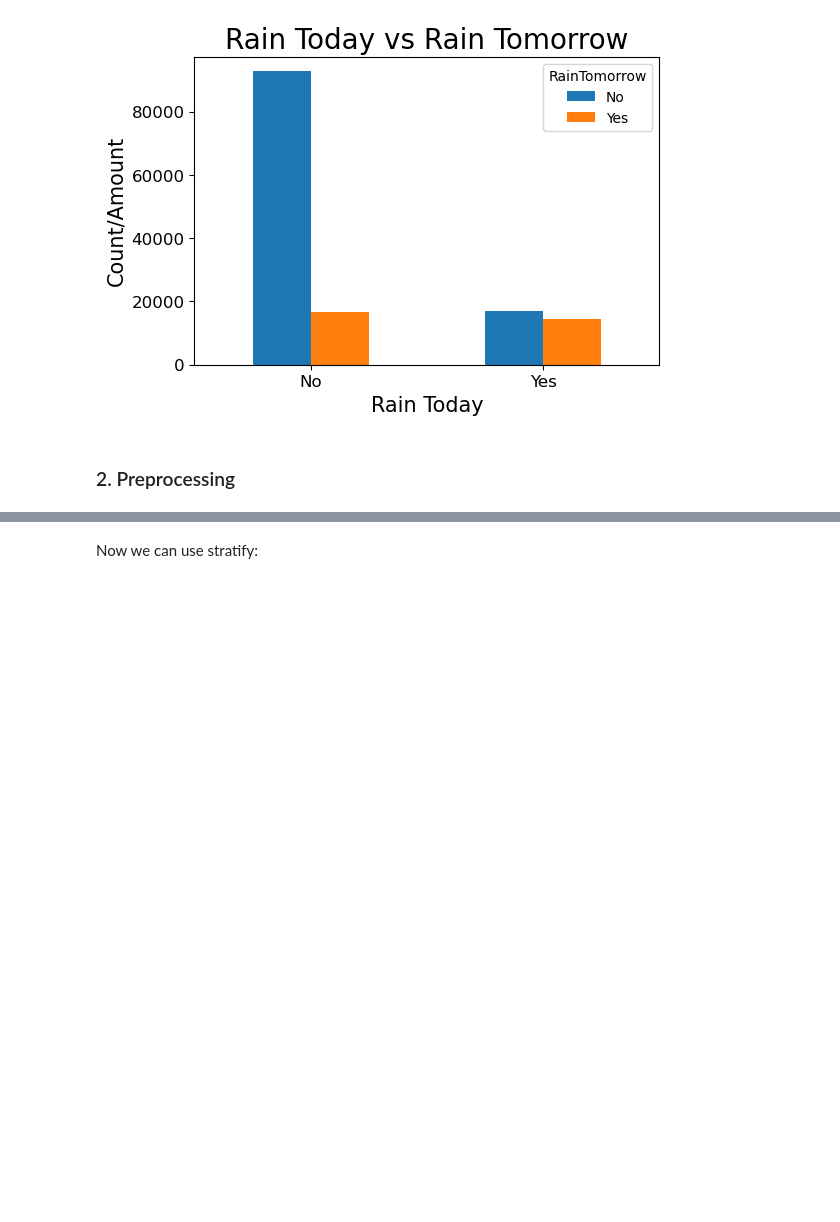
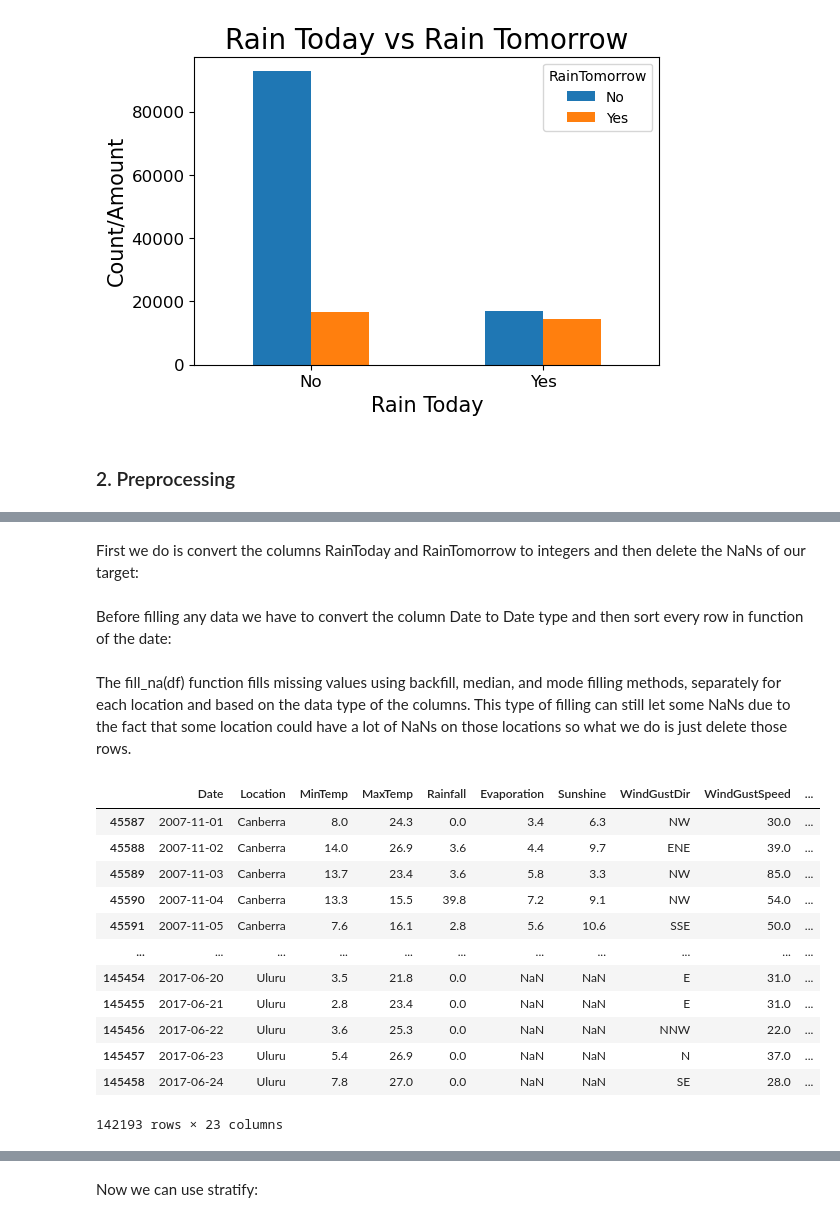
Before and after one commit to YssfDevOps/Rain-In-Australia-Kaggle-Prediction-Project, a Jupyter notebook: rainAUS.ipynb, the cells around one changed output, grey strips where cells are left out. Saved outputs shown, nothing was run; the diff lists cells and outputs as text; code cells hidden in the pictures; blank space fills up the shorter version.

```diff
--- a/rainAUS.ipynb
+++ b/rainAUS.ipynb
@@ -227,3 +228,5 @@ First thing we should do is split the dataset using stratified, but since we hav
+# %% [markdown]
+First we do is convert the columns RainToday and RainTomorrow to integers and then delete the NaNs of our target:
 # %%
 # Define a mapping dictionary
 mapping_dict = {'Yes': 1, 'No': 0}
@@ -239 +243,3 @@ raindf['RainTomorrow'] = pd.to_numeric(raindf['RainTomorrow'], errors='coerce')
 raindf.dropna(subset=['RainTomorrow'], inplace=True)  # drop rows where target is NaN
+# %% [markdown]
+Before filling any data we have to convert the column Date to Date type and then sort every row in function of the date:
@@ -239,0 +249,39 @@ raindf.dropna(subset=['RainTomorrow'], inplace=True)  # drop rows where target i
+# %% [markdown]
+The fill_na(df) function fills missing values using backfill, median, and mode filling methods, separately for each location and based on the data type of the columns. This type of filling can still let some NaNs due to the fact that some location could have a lot of NaNs on those locations so what we do is just delete those rows.
+# %%
+def fill_na(df):
+    df_filled = []
+    for location in df.Location.unique():
+        location_df = df[df.Location == location].copy()
+        for column in location_df.columns:
+            if location_df[column].dtype != 'O':
+                # If column is numeric, fill NaNs with backfill, forward fill, interpolation, and median
+                location_df[column].fillna(method='bfill', inplace=True)
+                location_df[column].fillna(method='ffill', inplace=True)
+                location_df[column].interpolate(method='linear', inplace=True)
+                location_df[column].fillna(location_df[column].median(), inplace=True)
+            else:
+                # If column is non-numeric, fill NaNs with the most frequent value
+                if not location_df[column].mode().empty:
+                    location_df[column].fillna(location_df[column].mode()[0], inplace=True)
+        df_filled.append(location_df)
+
+    return pd.concat(df_filled)
+
+# Usage:
+raindf = fill_na(raindf)
+raindf
+# %% [output]
+|  | Date | Location | MinTemp | MaxTemp | Rainfall | Evaporation | Sunshine | WindGustDir | WindGustSpeed | ... |
+| 45587 | 2007-11-01 | Canberra | 8.0 | 24.3 | 0.0 | 3.4 | 6.3 | NW | 30.0 | ... |
+| 45588 | 2007-11-02 | Canberra | 14.0 | 26.9 | 3.6 | 4.4 | 9.7 | ENE | 39.0 | ... |
+| 45589 | 2007-11-03 | Canberra | 13.7 | 23.4 | 3.6 | 5.8 | 3.3 | NW | 85.0 | ... |
+| 45590 | 2007-11-04 | Canberra | 13.3 | 15.5 | 39.8 | 7.2 | 9.1 | NW | 54.0 | ... |
+| 45591 | 2007-11-05 | Canberra | 7.6 | 16.1 | 2.8 | 5.6 | 10.6 | SSE | 50.0 | ... |
+| ... | ... | ... | ... | ... | ... | ... | ... | ... | ... | ... |
+| 145454 | 2017-06-20 | Uluru | 3.5 | 21.8 | 0.0 | NaN | NaN | E | 31.0 | ... |
+| 145455 | 2017-06-21 | Uluru | 2.8 | 23.4 | 0.0 | NaN | NaN | E | 31.0 | ... |
+| 145456 | 2017-06-22 | Uluru | 3.6 | 25.3 | 0.0 | NaN | NaN | NNW | 22.0 | ... |
+| 145457 | 2017-06-23 | Uluru | 5.4 | 26.9 | 0.0 | NaN | NaN | N | 37.0 | ... |
+| 145458 | 2017-06-24 | Uluru | 7.8 | 27.0 | 0.0 | NaN | NaN | SE | 28.0 | ... |
+142193 rows × 23 columns
```
Also changed, not shown: parts of 15 cells of this notebook.
